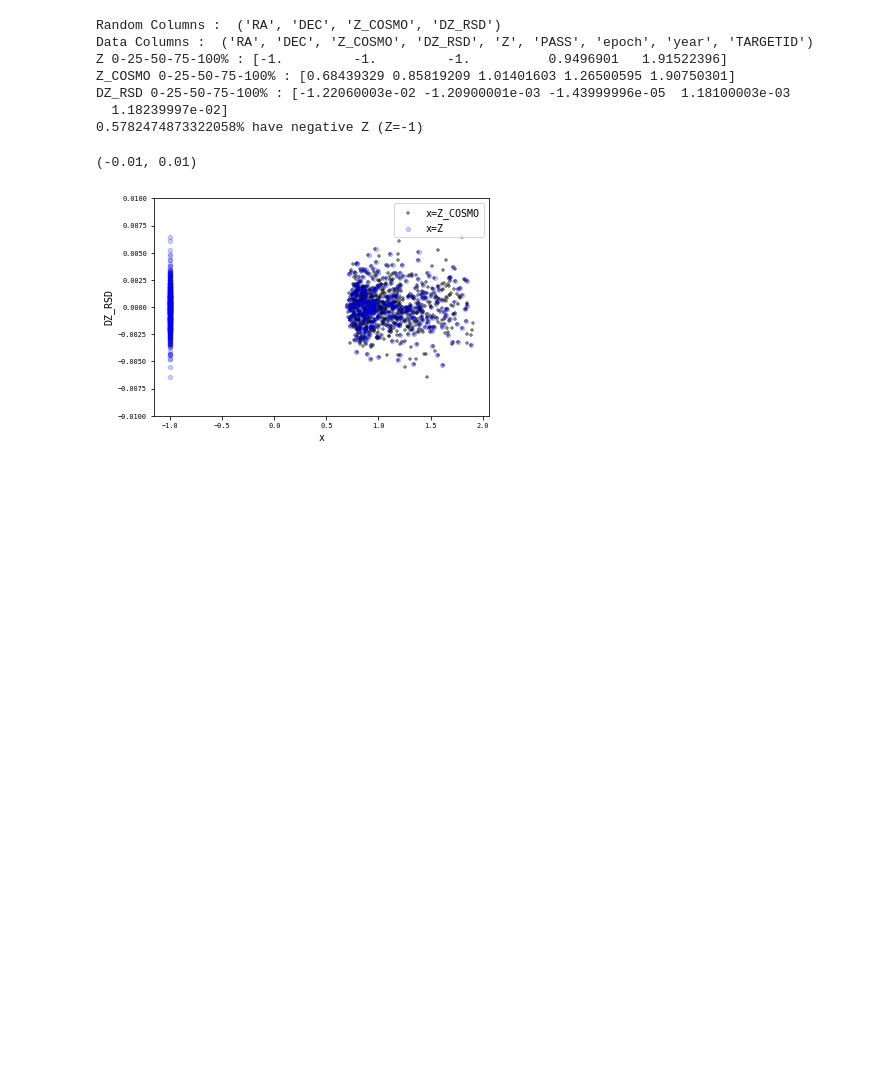
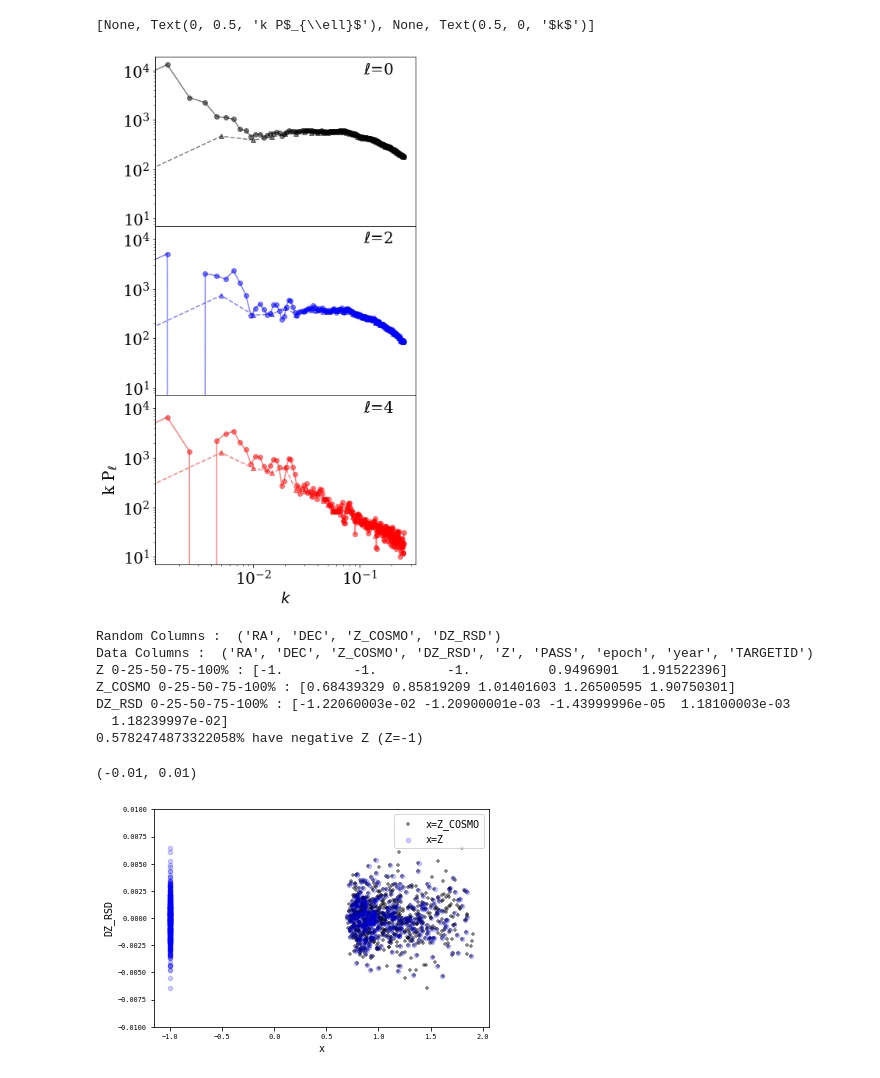
Before and after one commit to mehdirezaie/LSS, a Jupyter notebook: Sandbox/mocks.ipynb, the cells around one changed output. Cells and saved outputs as stored; diff of their text form; code cells hidden in the pictures; blank space fills up the shorter version.

```diff
--- a/Sandbox/mocks.ipynb
+++ b/Sandbox/mocks.ipynb
@@ -0,0 +7,4 @@
+# %%
+v5data = np.loadtxt('/home/mehdi/data/mocksys/v0.5/pk_v0_2_red_1_0.5.txt')
+v6data = np.loadtxt('/home/mehdi/data/mocksys/pk_v0_2_red_1_0.6.txt')
+v6data
@@ -1,3 +74,43 @@
+# %%
+dk = 0.005
+kin = v6data[:,0]
+pk = v6data[:, 1]
+modes = v6data[:, 4]
+kout = np.arange(kin.min(), kin.max()+dk, dk)
+# %%
+def rebin(kin, p0, p2, p4, modes, kout):
+    bmodes,_,_   = binned_statistic(kin, modes, statistic='sum',    bins=kout)
+    p0modes,_,_  = binned_statistic(kin, p0*modes, statistic='sum', bins=kout)
+    p2modes,_,_  = binned_statistic(kin, p2*modes, statistic='sum', bins=kout)
+    p4modes,_,_  = binned_statistic(kin, p4*modes, statistic='sum', bins=kout)
+
+    p0new = p0modes/bmodes
+    p2new = p2modes/bmodes
+    p4new = p4modes/bmodes
+
+    return (kout[:-1],p0new, p2new, p4new)
+# %%
+kpknew = rebin(kin, v6data[:,1], v6data[:,2], v6data[:,3],
+              modes, kout)
+# %%
+fig, ax = plt.subplots(nrows=3, figsize=(6, 12),
+                       sharey=True, sharex=True)
+fig.subplots_adjust(hspace=0.0)
+
+
+kw = dict(alpha=0.5)
+cl = ['k', 'b', 'r']
+for i, pole in enumerate(range(1, 4)):
+    kw['color'] = cl[i]
+    ax[i].plot(v6data[:, 0], v6data[:, 0]*v6data[:,pole], **kw, marker='o')
+    ax[i].plot(kpknew[0],    kpknew[0]*kpknew[pole],   **kw, marker='^', ls='--')
+    ax[i].text(0.8, 0.9, r'$\ell$=%d'%(2*i), transform=ax[i].transAxes)
+
+ax[2].set(xscale='log', xlabel=r'$k$',
+          ylabel='k P$_{\ell}$', yscale='log')
+# %% [output]
+[None, Text(0, 0.5, 'k P$_{\\ell}$'), None, Text(0.5, 0, '$k$')]
+[figure, added]
 # %%
 %matplotlib inline
 import matplotlib.pyplot as plt
```
Also changed, not shown: parts of 13 cells of this notebook, 3 other files.
